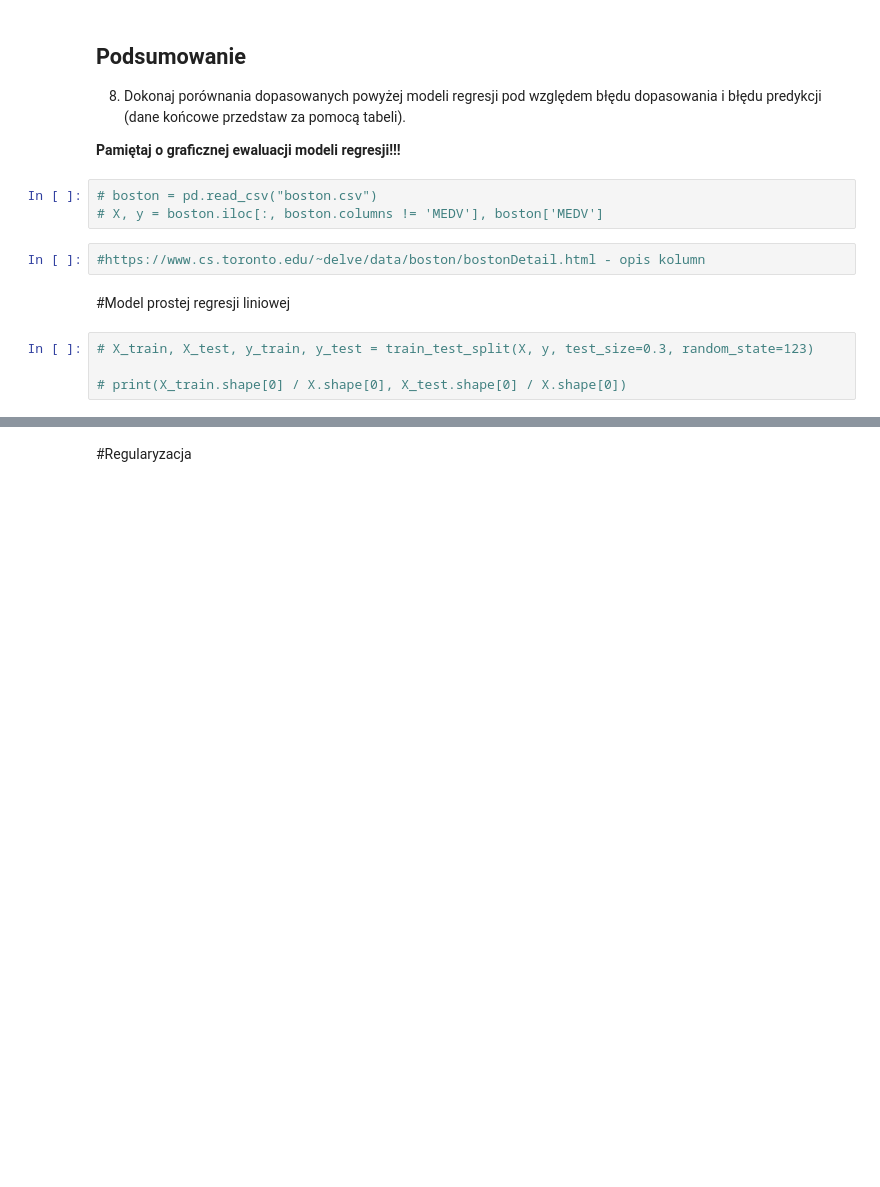
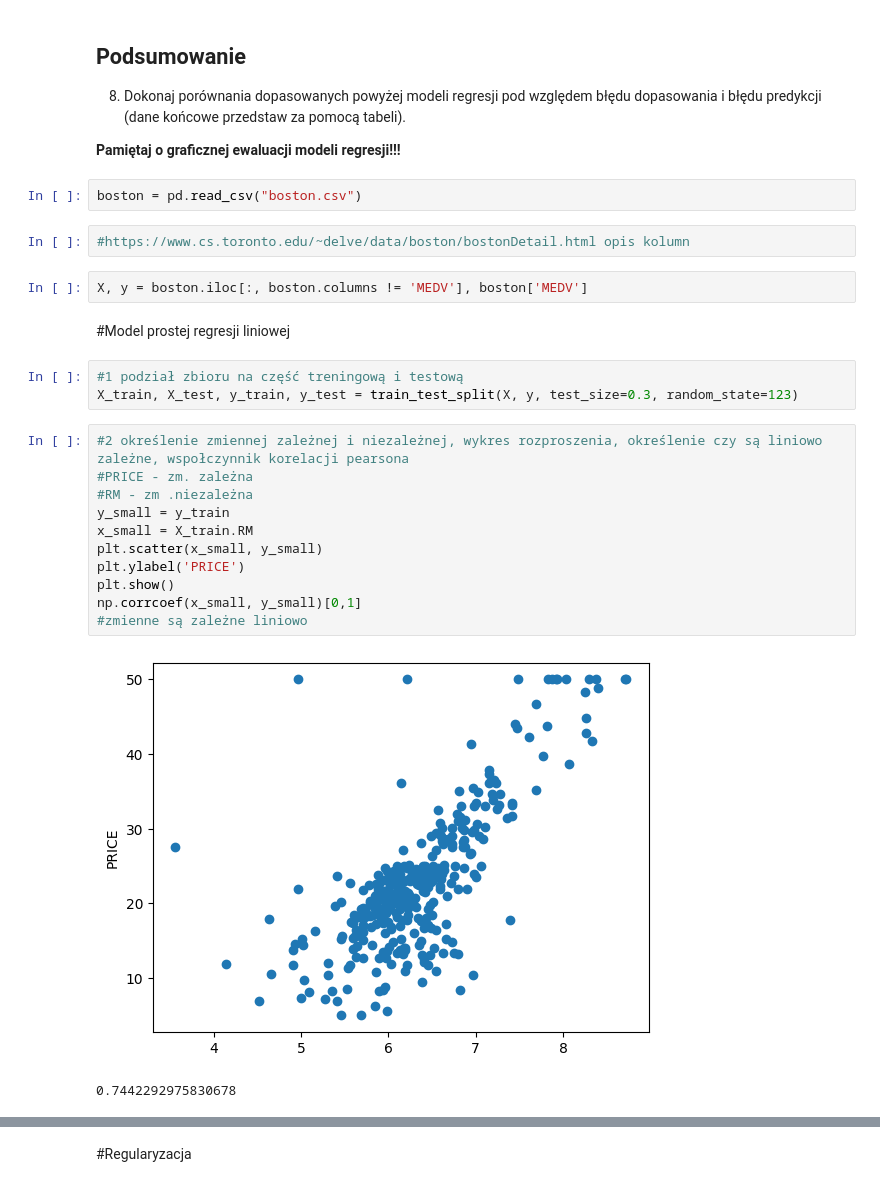
Before and after one commit to RudasKAP/ds08032025regul, a Jupyter notebook: 02_regresja_liniowa_case_study/Case study - Boston House Dataset.ipynb, the cells around one changed output, grey strips where cells are left out. Cells and saved outputs as stored; diff of their text form; blank space fills up the shorter version.

```diff
--- a/02_regresja_liniowa_case_study/Case study - Boston House Dataset.ipynb
+++ b/02_regresja_liniowa_case_study/Case study - Boston House Dataset.ipynb
@@ -90,14 +90,28 @@ warnings.filterwarnings('ignore')
 8. Dokonaj porównania dopasowanych powyżej modeli regresji pod względem błędu dopasowania i błędu predykcji (dane końcowe przedstaw za pomocą tabeli).
 
 **Pamiętaj o graficznej ewaluacji modeli regresji!!!**
+# %%
+boston = pd.read_csv("boston.csv")
+# %%
+#https://www.cs.toronto.edu/~delve/data/boston/bostonDetail.html opis kolumn
 # %%
-# boston = pd.read_csv("boston.csv")
-# X, y = boston.iloc[:, boston.columns != 'MEDV'], boston['MEDV']
+X, y = boston.iloc[:, boston.columns != 'MEDV'], boston['MEDV']
-# %%
-#https://www.cs.toronto.edu/~delve/data/boston/bostonDetail.html - opis kolumn
 # %% [markdown]
 #Model prostej regresji liniowej
 # %%
-# X_train, X_test, y_train, y_test = train_test_split(X, y, test_size=0.3, random_state=123)
-
-# print(X_train.shape[0] / X.shape[0], X_test.shape[0] / X.shape[0])
+#1 podział zbioru na część treningową i testową
+X_train, X_test, y_train, y_test = train_test_split(X, y, test_size=0.3, random_state=123)
+# %%
+#2 określenie zmiennej zależnej i niezależnej, wykres rozproszenia, określenie czy są liniowo zależne, wspołczynnik korelacji pearsona
+#PRICE - zm. zależna
+#RM - zm .niezależna
+y_small = y_train
+x_small = X_train.RM
+plt.scatter(x_small, y_small)
+plt.ylabel('PRICE')
+plt.show()
+np.corrcoef(x_small, y_small)[0,1]
+#zmienne są zależne liniowo
+# %% [output]
+[figure, added]
+0.7442292975830678
```
Also changed, not shown: parts of 42 cells of this notebook.
